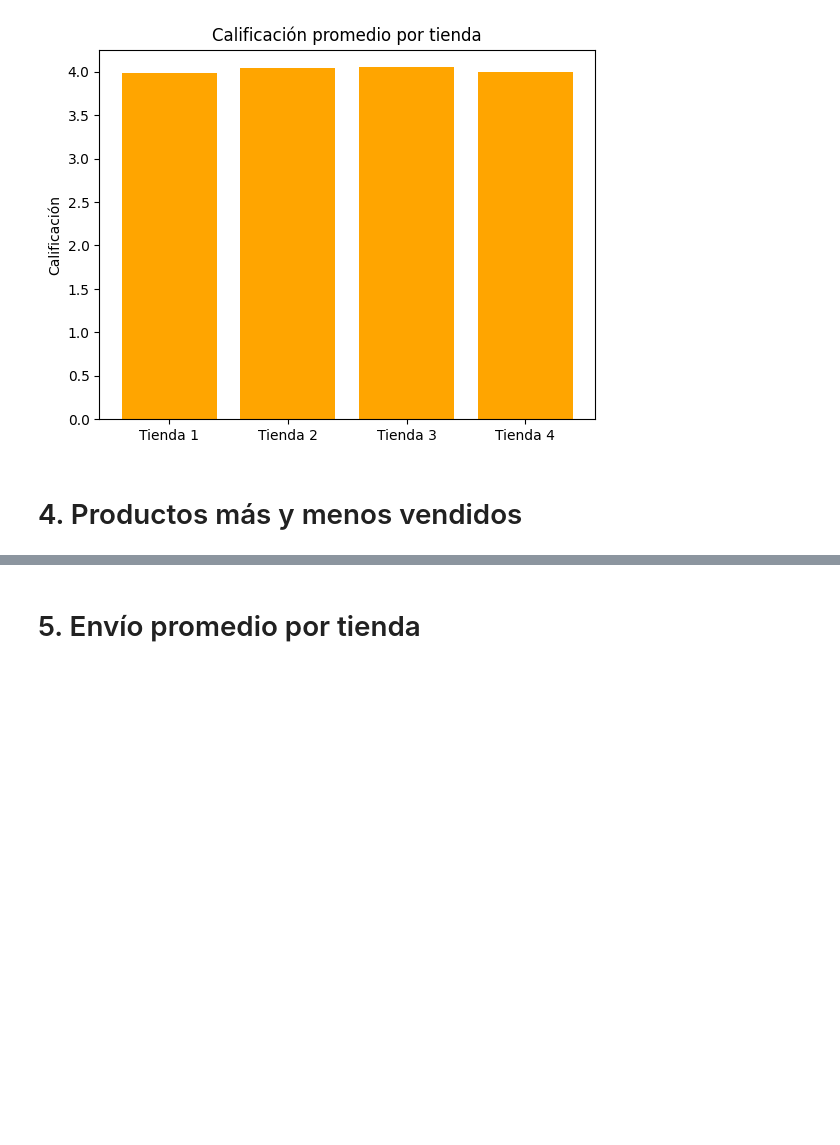
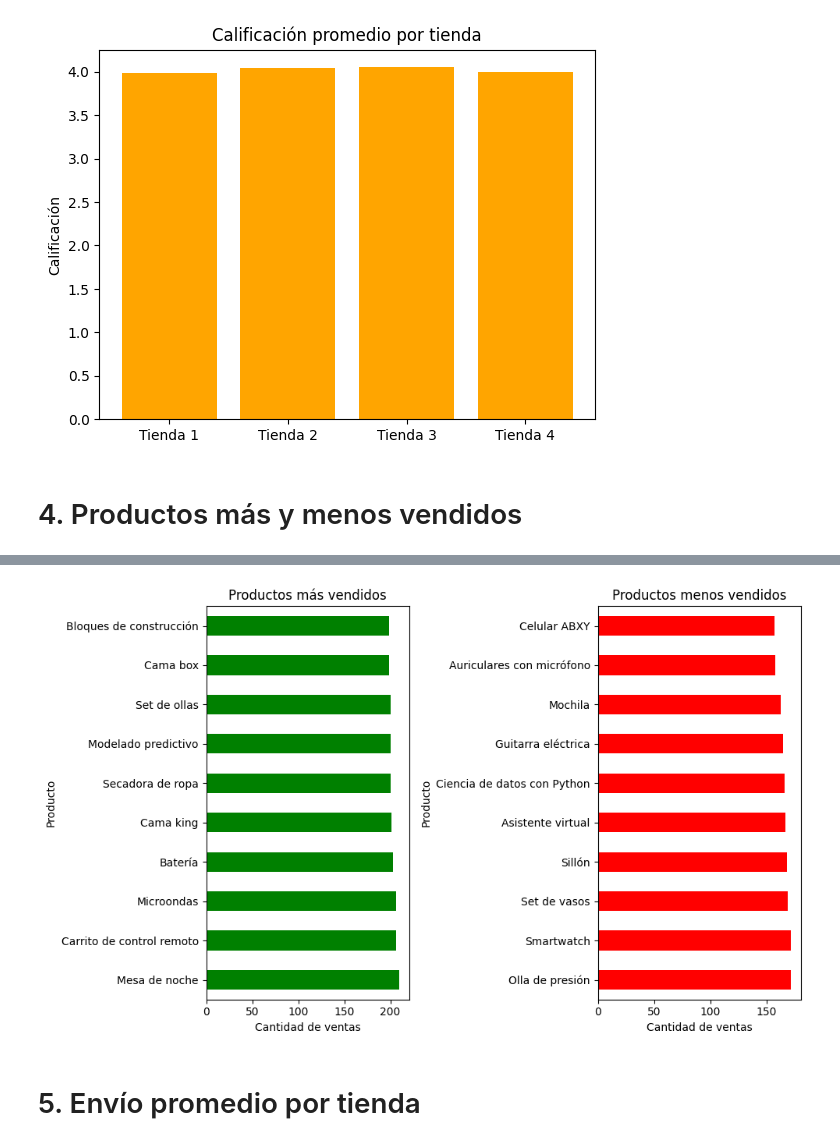
Before and after one commit to darcygith/Challenge_2, a Jupyter notebook: AluraStoreLatam.ipynb, the cells around one changed output, grey strips where cells are left out. Drawn from its saved outputs; the diff is of its cells as text; code cells hidden in the pictures; blank space fills up the shorter version.

```diff
--- a/AluraStoreLatam.ipynb
+++ b/AluraStoreLatam.ipynb
@@ -177,3 +177,19 @@ plt.show()
 [figure]
 # %% [markdown]
 # 4. Productos más y menos vendidos
+# %%
+# Concatenar todos los dataframes en uno solo
+tiendas = pd.concat([tienda, tienda2, tienda3, tienda4])
+
+# Contar la cantidad de ventas por producto
+producto_counts = tiendas['Producto'].value_counts()
+
+# Mostrar los productos más vendidos y menos vendidos
+productos_mas_vendidos = producto_counts.head(10)
+productos_menos_vendidos = producto_counts.tail(10)
+
+print("Productos más vendidos:")
+print(productos_mas_vendidos)
+
+print("\nProductos menos vendidos:")
+print(productos_menos_vendidos)
@@ -180,2 +214,20 @@ plt.show()
+# %%
+# Visualizar los resultados
+plt.figure(figsize=(10, 6))
+
+# Graficar los productos más vendidos
+plt.subplot(1, 2, 1)
+productos_mas_vendidos.plot(kind='barh', color='g', title='Productos más vendidos')
+plt.xlabel('Cantidad de ventas')
+
+# Graficar los productos menos vendidos
+plt.subplot(1, 2, 2)
+productos_menos_vendidos.plot(kind='barh', color='r', title='Productos menos vendidos')
+plt.xlabel('Cantidad de ventas')
+
+plt.tight_layout()
+plt.show()
+# %% [output]
+[figure, added]
 # %% [markdown]
 # 5. Envío promedio por tienda
```
Also changed, not shown: parts of 6 cells of this notebook.
